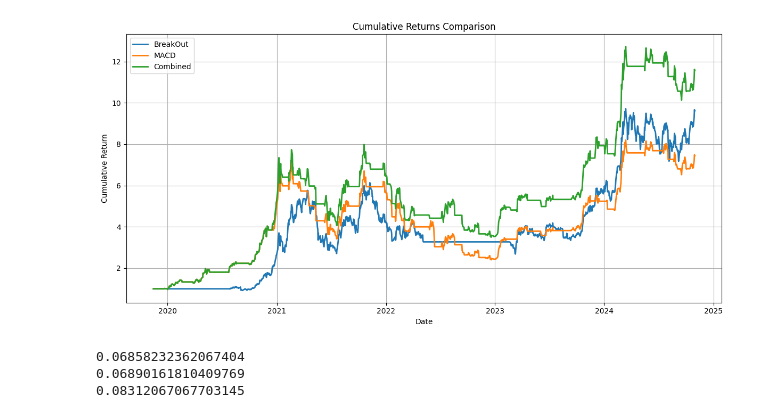
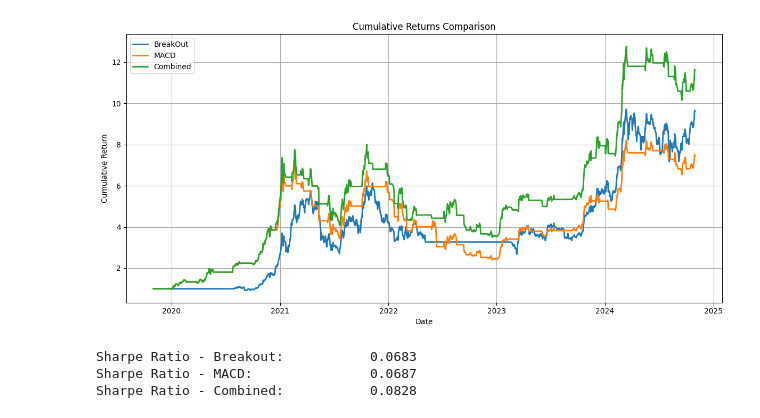
Before and after one commit to memelooody/Bitcoin-Trading-Strategies, a Jupyter notebook: Test.ipynb, the cells around one changed output. Drawn from its saved outputs; the diff is of its cells as text; code cells hidden in the pictures.

```diff
--- a/Test.ipynb
+++ b/Test.ipynb
@@ -25,7 +25,7 @@ data_frames = {}
 # Loop through each ticker and download the data
 for ticker, name in tickers.items():
     # Download the data
-    data = yf.download(ticker, start=start_date-timedelta(days=201), end=end_date)
+    data = yf.download(ticker, start=start_date-timedelta(days=300), end=end_date)
 
     # Reset index to make 'Date' a column
     data = data.reset_index()
@@ -81,7 +81,10 @@ merged_data
 # %%
 # create the signal for the trading range breakout
-lookback_period = 150
-merged_data['SUP'] = merged_data['PRC'].shift(1).rolling(window=lookback_period).min()
-merged_data['RES'] = merged_data['PRC'].shift(1).rolling(window=lookback_period).max()
+merged_data['SUP_50'] = merged_data['PRC'].shift(1).rolling(window=50).min()
+merged_data['RES_50'] = merged_data['PRC'].shift(1).rolling(window=50).max()
+merged_data['SUP_150'] = merged_data['PRC'].shift(1).rolling(window=150).min()
+merged_data['RES_150'] = merged_data['PRC'].shift(1).rolling(window=150).max()
+merged_data['SUP_200'] = merged_data['PRC'].shift(1).rolling(window=200).min()
+merged_data['RES_200'] = merged_data['PRC'].shift(1).rolling(window=200).max()
 merged_data
 # %% [output]
@@ -146,6 +149,12 @@ merged_data
 # %%
-merged_data['sig_1'] = np.where(merged_data['PRC'] > merged_data['RES'], 1, 0)  # Buy signal
-merged_data['sig_1'] = np.where(merged_data['PRC'] < merged_data['SUP'], -1, merged_data['sig_1'])  # Sell signal
+merged_data['sig_1'] = np.where(merged_data['PRC'] > merged_data['RES_150'], 1, 0)  # Buy signal
+merged_data['sig_1'] = np.where(merged_data['PRC'] < merged_data['SUP_150'], -1, merged_data['sig_1'])  # Sell signal
+
+merged_data['sig_50'] = np.where(merged_data['PRC'] > merged_data['RES_50'], 1, 0)  # Buy signal
+merged_data['sig_50'] = np.where(merged_data['PRC'] < merged_data['SUP_50'], -1, merged_data['sig_50'])  # Sell signal
+
+merged_data['sig_200'] = np.where(merged_data['PRC'] > merged_data['RES_200'], 1, 0)  # Buy signal
+merged_data['sig_200'] = np.where(merged_data['PRC'] < merged_data['SUP_200'], -1, merged_data['sig_200'])  # Sell signal
 
 merged_data['sig_2'] = np.where((merged_data['MACD_Hist'] > 15) & (merged_data['MACD_Hist'].shift() < 15), 1, 0)  # Buy signal
 merged_data['sig_2'] = np.where((merged_data['MACD_Hist'] < -15) & (merged_data['MACD_Hist'].shift() > -15), -1, merged_data['sig_2'])  # Sell signal
@@ -210,6 +219,6 @@ def test_fcn(data, cb, cs, sig_name):
 # %%
 # testing
 
-df1 = test_fcn(merged_data, 0.001, 0.001, 'sig_1').copy()
-df2 = test_fcn(merged_data, 0.001, 0.001, 'sig_2').copy()
-df3 = test_fcn(merged_data, 0.001, 0.001, 'sig_3').copy()
+BreakOut = test_fcn(merged_data, 0.001, 0.001, 'sig_1').copy()
+MACD = test_fcn(merged_data, 0.001, 0.001, 'sig_2').copy()
+Combined = test_fcn(merged_data, 0.001, 0.001, 'sig_3').copy()
@@ -232,26 +252,26 @@ test_fcn(merged_data, 0.001, 0.001, 'sig_1')
 # %%
-df1 = df1.sort_values(by='date')
-df2 = df2.sort_values(by='date')
-df3 = df3.sort_values(by='date')
+BreakOut = BreakOut.sort_values(by='date')
+MACD = MACD.sort_values(by='date')
+Combined = Combined.sort_values(by='date')
 
 # Plot cumulative returns
 plt.figure(figsize=(12, 6))
-plt.plot(df1['date'], df1['cumulative_return'], label='BreakOut', linewidth=2)
-plt.plot(df2['date'], df2['cumulative_return'], label='MACD', linewidth=2)
-plt.plot(df3['date'], df3['cumulative_return'], label='Combined', linewidth=2)
+plt.plot(BreakOut['date'], BreakOut['cumulative_return'], label='BreakOut', linewidth=2)
+plt.plot(MACD['date'], MACD['cumulative_return'], label='MACD', linewidth=2)
+plt.plot(Combined['date'], Combined['cumulative_return'], label='Combined', linewidth=2)
 
 # Chart details
 plt.title('Cumulative Returns Comparison')
 plt.xlabel('Date')
 plt.ylabel('Cumulative Return')
 plt.legend()
 plt.grid(True)
 plt.tight_layout()
 
 # Show the plot
 plt.show()
 # %% [output]
-[figure, old version]
+[figure, new version]
 # %%
 # sharpe ratio
 def calSharpe(data):
@@ -265,11 +285,11 @@ def calSharpe(data):
     # Calculate Sharpe Ratio
     sharpe_ratio = mean_excess_return / std_excess_return
     return sharpe_ratio
-# %%
-print(calSharpe(df1))
-print(calSharpe(df2))
-print(calSharpe(df3))
-# %% [output]
-0.06858232362067404
-0.06890161810409769
-0.08312067067703145
+# %%
+print(f"{'Sharpe Ratio - Breakout:':<30} {calSharpe(BreakOut):>10.4f}")
+print(f"{'Sharpe Ratio - MACD:':<30} {calSharpe(MACD):>10.4f}")
+print(f"{'Sharpe Ratio - Combined:':<30} {calSharpe(Combined):>10.4f}")
+# %% [output]
+Sharpe Ratio - Breakout:           0.0683
+Sharpe Ratio - MACD:               0.0687
+Sharpe Ratio - Combined:           0.0828
```
Also changed, not shown: parts of 10 cells of this notebook.
